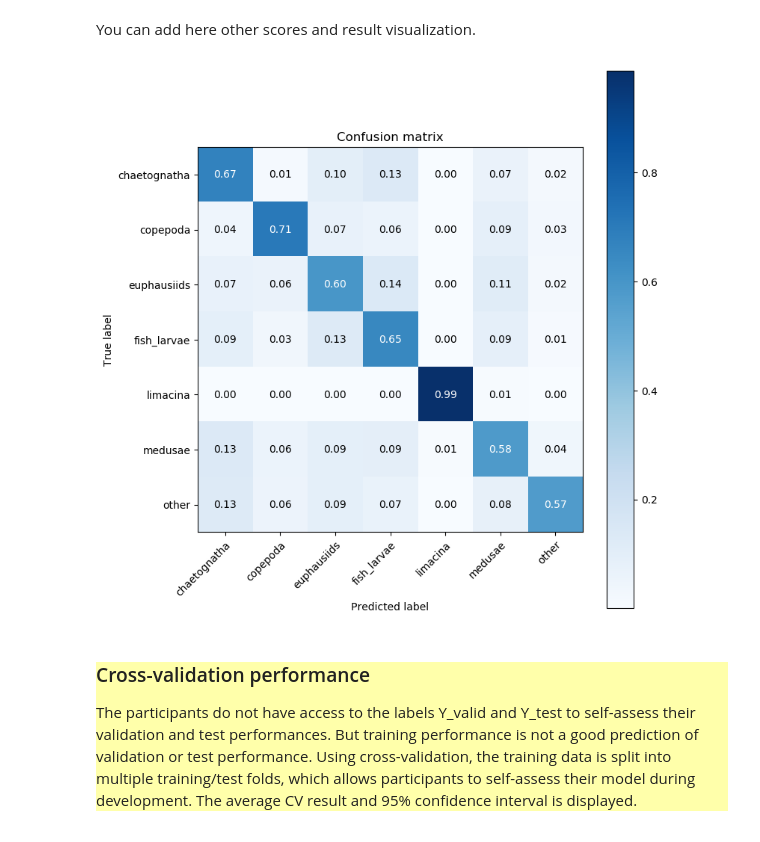
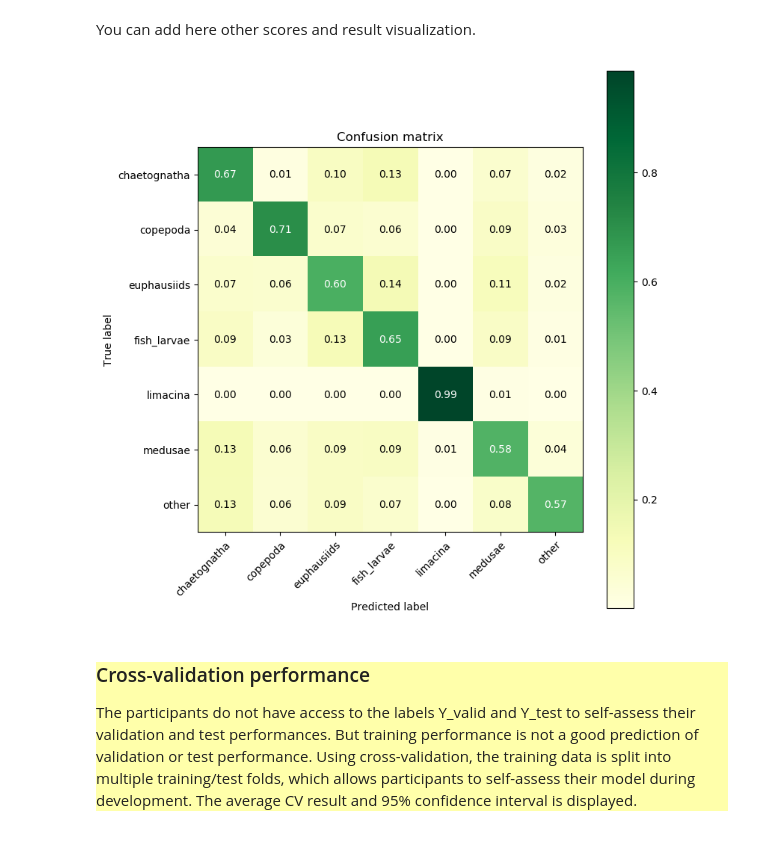
Before and after one commit to George-Marchment/OCEAN, a Jupyter notebook: starting_kit/README_visualisation.ipynb, the cells around one changed output. Drawn from its saved outputs; the diff is of its cells as text; code cells hidden in the pictures.

```diff
--- a/starting_kit/README_visualisation.ipynb
+++ b/starting_kit/README_visualisation.ipynb
@@ -284,11 +284,11 @@ tab[0][203]
 somme=0
 somme_total=0
 for i in range(len(tab)):
-    if(tab[i][202]>4.5 and tab[i][202]<10 and tab[i][200]<0.5 ):
+    if(tab[i][202]>4.5 and tab[i][202]<10 and tab[i][200]<0.51 ):
         if(tab[i][203]=='limacina'):
             somme+=1
         #print(tab[i][203])
         somme_total+=1
-print(somme)
-print(somme_total)
+print(somme/1536*100)
+print(100-somme/somme_total*100)
 # %% [output]
@@ -560,15 +560,13 @@ def plot_learning_curve(estimator, title, X, y, axes=None, ylim=None, cv=None,
     return plt
 
 
-fig, axes = plt.subplots(3, 1, figsize=(4, 12))
+fig, axes = plt.subplots(3, 1, figsize=(6, 18))
 
 title = "Learning Curves (En Fonction du model)"
 # Cross validation with 100 iterations to get smoother mean test and train
 # score curves, each time with 20% data randomly selected as a validation set.
 cv = ShuffleSplit(n_splits=5, test_size=0.2, random_state=0)
 
-test= np.zeros(len(Y_train))
-
 #Puique le model utiliser est DecisionTree
 #A noter qu'il faut changer estimator en fonction du model choissi au-dessus
 estimator = Perceptron()
@@ -702,27 +700,27 @@ You can add here other scores and result visualization.
 # %%
 from sklearn.metrics import confusion_matrix
 import numpy as np
 import matplotlib.pyplot as plt
 
 plt.style.use('default')
 labels = ["chaetognatha","copepoda","euphausiids","fish_larvae","limacina","medusae","other"]
 cm = confusion_matrix(Y_train, Y_hat_train)
 cm = cm.astype('float') / cm.sum(axis=1)[:,np.newaxis]
 fig, ax = plt.subplots(figsize=(8,8))
-im = ax.imshow(cm, interpolation='nearest',cmap=plt.cm.Blues)
+im = ax.imshow(cm, interpolation='nearest',cmap=plt.cm.YlGn)
 ax.figure.colorbar(im, ax=ax)
 ax.set(xticks=np.arange(cm.shape[1]),yticks=np.arange(cm.shape[0]),xticklabels=labels,yticklabels=labels,title="Confusion matrix",xlabel="Predicted label",ylabel="True label")
 plt.setp(ax.get_xticklabels(), rotation=45, ha="right", rotation_mode="anchor")
 fmt = '.2f'
 thresh = cm.max()/2.
 for i in range(cm.shape[0]):
     for j in range(cm.shape[1]):
         ax.text(j, i, format(cm[i, j], fmt),
                 ha="center", va="center",
                 color="white" if cm[i, j] > thresh else "black")
 fig.tight_layout()
 # %% [output]
-[figure, old version]
+[figure, new version]
 # %% [markdown]
 <div style="background:#FFFFAA">
     <h3>Cross-validation performance</h3>
```
Also changed, not shown: parts of 8 cells of this notebook.
